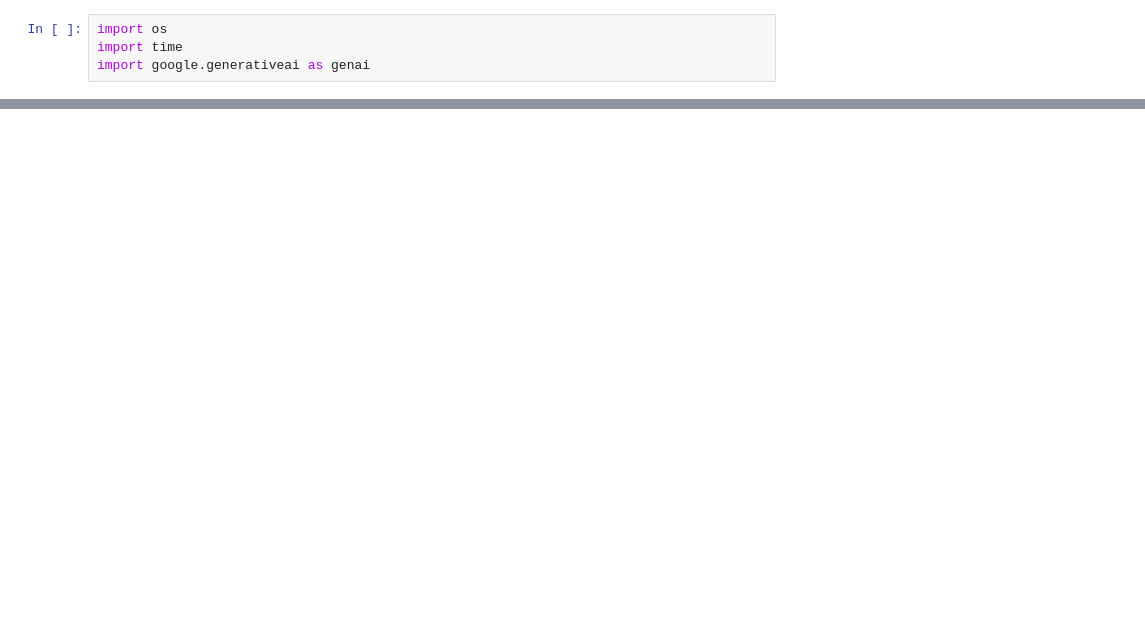
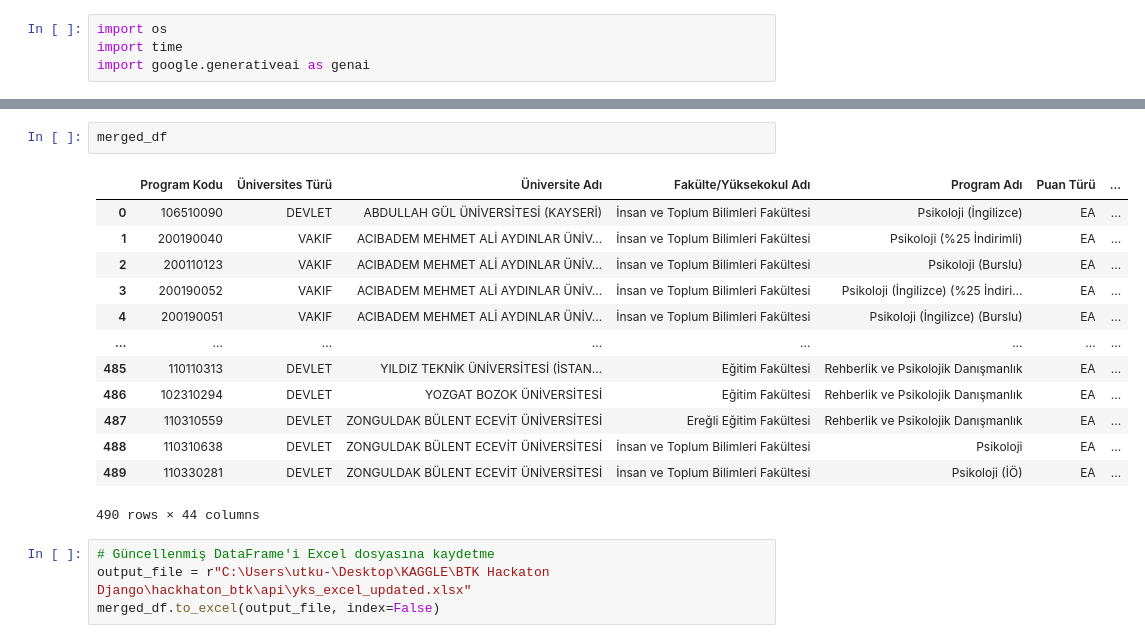
Before and after one commit to utkuerkul/btk-hackathon-django-API, a Jupyter notebook: BTK Hackaton Django/gem.ipynb, the cells around one changed output, grey strips where cells are left out. Saved outputs shown, nothing was run; the diff lists cells and outputs as text; blank space fills up the shorter version.

```diff
--- a/BTK Hackaton Django/gem.ipynb
+++ b/BTK Hackaton Django/gem.ipynb
@@ -221,0 +47,20 @@ print(list[:3])
+# %%
+merged_df
+# %% [output]
+|  | Program Kodu | Üniversites Türü | Üniversite Adı | Fakülte/Yüksekokul Adı | Program Adı | Puan Türü | ... |
+| 0 | 106510090 | DEVLET | ABDULLAH GÜL ÜNİVERSİTESİ (KAYSERİ) | İnsan ve Toplum Bilimleri Fakültesi | Psikoloji (İngilizce) | EA | ... |
+| 1 | 200190040 | VAKIF | ACIBADEM MEHMET ALİ AYDINLAR ÜNİV... | İnsan ve Toplum Bilimleri Fakültesi | Psikoloji (%25 İndirimli) | EA | ... |
+| 2 | 200110123 | VAKIF | ACIBADEM MEHMET ALİ AYDINLAR ÜNİV... | İnsan ve Toplum Bilimleri Fakültesi | Psikoloji (Burslu) | EA | ... |
+| 3 | 200190052 | VAKIF | ACIBADEM MEHMET ALİ AYDINLAR ÜNİV... | İnsan ve Toplum Bilimleri Fakültesi | Psikoloji (İngilizce) (%25 İndiri... | EA | ... |
+| 4 | 200190051 | VAKIF | ACIBADEM MEHMET ALİ AYDINLAR ÜNİV... | İnsan ve Toplum Bilimleri Fakültesi | Psikoloji (İngilizce) (Burslu) | EA | ... |
+| ... | ... | ... | ... | ... | ... | ... | ... |
+| 485 | 110110313 | DEVLET | YILDIZ TEKNİK ÜNİVERSİTESİ (İSTAN... | Eğitim Fakültesi | Rehberlik ve Psikolojik Danışmanlık | EA | ... |
+| 486 | 102310294 | DEVLET | YOZGAT BOZOK ÜNİVERSİTESİ | Eğitim Fakültesi | Rehberlik ve Psikolojik Danışmanlık | EA | ... |
+| 487 | 110310559 | DEVLET | ZONGULDAK BÜLENT ECEVİT ÜNİVERSİTESİ | Ereğli Eğitim Fakültesi | Rehberlik ve Psikolojik Danışmanlık | EA | ... |
+| 488 | 110310638 | DEVLET | ZONGULDAK BÜLENT ECEVİT ÜNİVERSİTESİ | İnsan ve Toplum Bilimleri Fakültesi | Psikoloji | EA | ... |
+| 489 | 110330281 | DEVLET | ZONGULDAK BÜLENT ECEVİT ÜNİVERSİTESİ | İnsan ve Toplum Bilimleri Fakültesi | Psikoloji (İÖ) | EA | ... |
+490 rows × 44 columns
+# %%
+# Güncellenmiş DataFrame'i Excel dosyasına kaydetme
+output_file = r"C:\Users\utku-\Desktop\KAGGLE\BTK Hackaton Django\hackhaton_btk\api\yks_excel_updated.xlsx"
+merged_df.to_excel(output_file, index=False)
```
Also changed, not shown: parts of 13 cells of this notebook, 17 other files.
